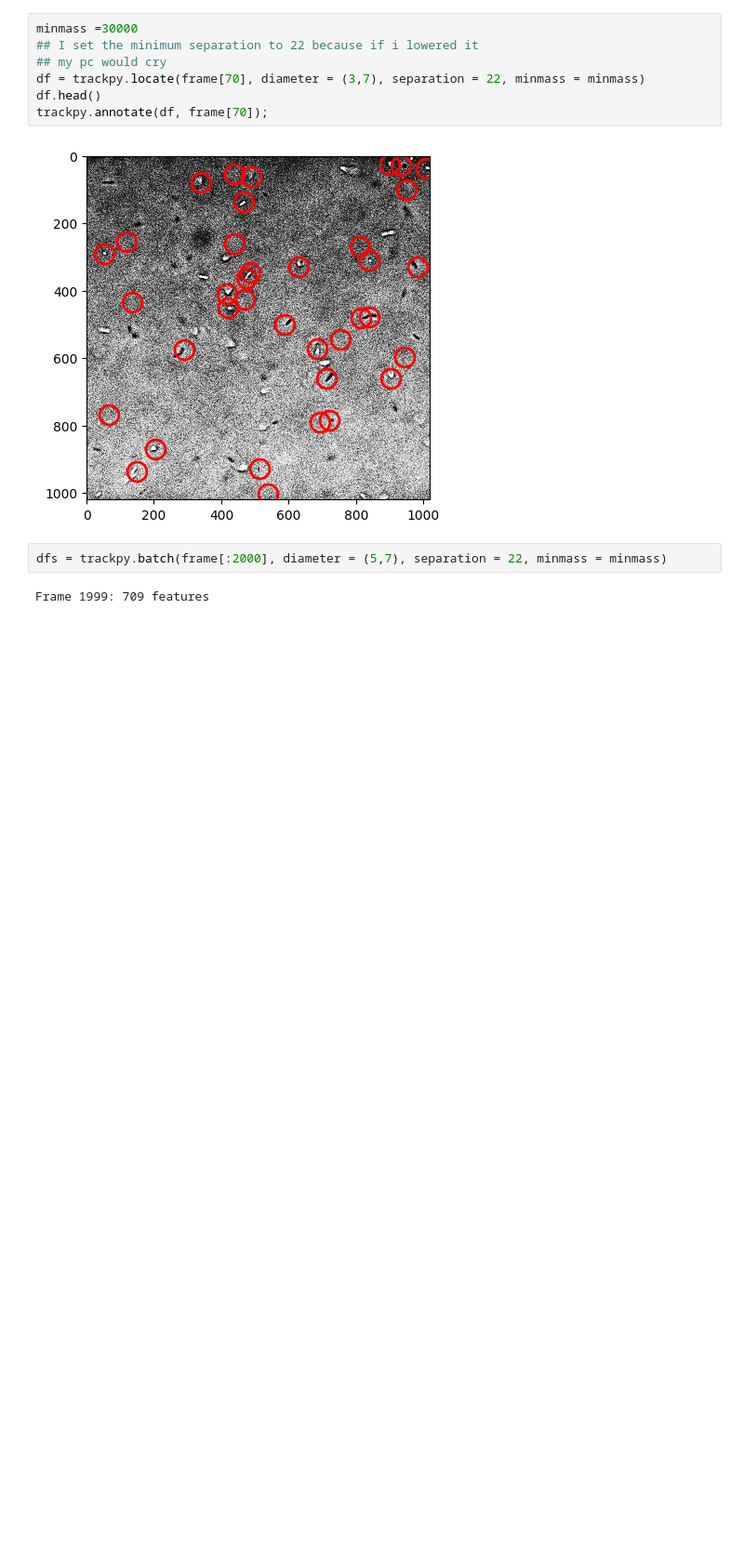
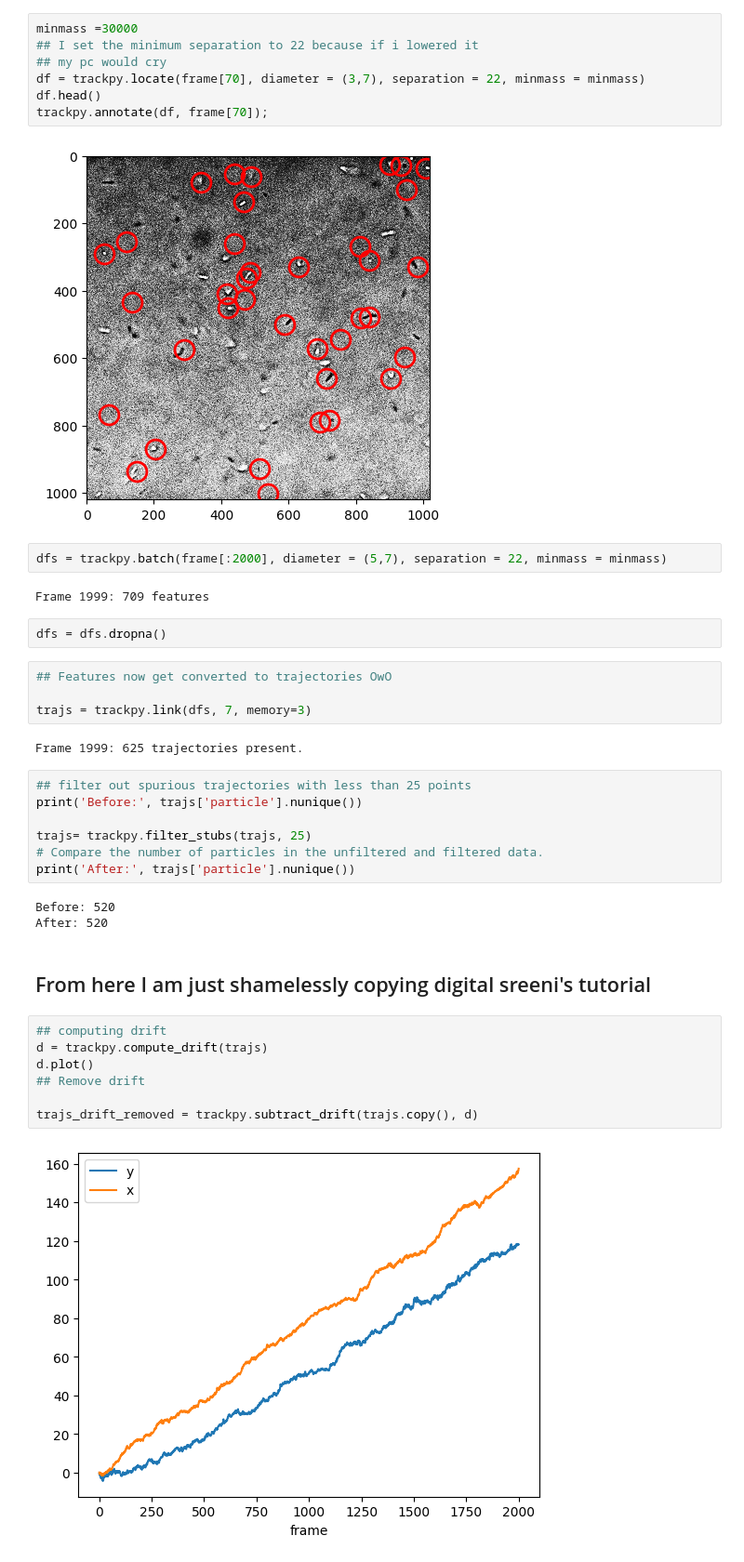
Before and after one commit to HimanshuSingh-all/good-mini-codes, a Jupyter notebook: beta_please.ipynb, the cells around one changed output. Shown: that part at 93% size. Cells and saved outputs as stored; diff of their text form; blank space fills up the shorter version.

Commit message:
Got the trajectories, removed the drift

```diff
--- a/beta_please.ipynb
+++ b/beta_please.ipynb
@@ -49,3 +49,32 @@ trackpy.annotate(df, frame[70]);
 dfs = trackpy.batch(frame[:2000], diameter = (5,7), separation = 22, minmass = minmass)
 # %% [output]
 Frame 1999: 709 features
+# %%
+dfs = dfs.dropna()
+# %%
+## Features now get converted to trajectories OwO
+
+trajs = trackpy.link(dfs, 7, memory=3)
+# %% [output]
+Frame 1999: 625 trajectories present.
+# %%
+## filter out spurious trajectories with less than 25 points
+print('Before:', trajs['particle'].nunique())
+
+trajs= trackpy.filter_stubs(trajs, 25)
+# Compare the number of particles in the unfiltered and filtered data.
+print('After:', trajs['particle'].nunique())
+# %% [output]
+Before: 520
+After: 520
+# %% [markdown]
+## From here I am just shamelessly copying digital sreeni's tutorial
+# %%
+## computing drift
+d = trackpy.compute_drift(trajs)
+d.plot()
+## Remove drift
+
+trajs_drift_removed = trackpy.subtract_drift(trajs.copy(), d)
+# %% [output]
+[figure, added]
```
